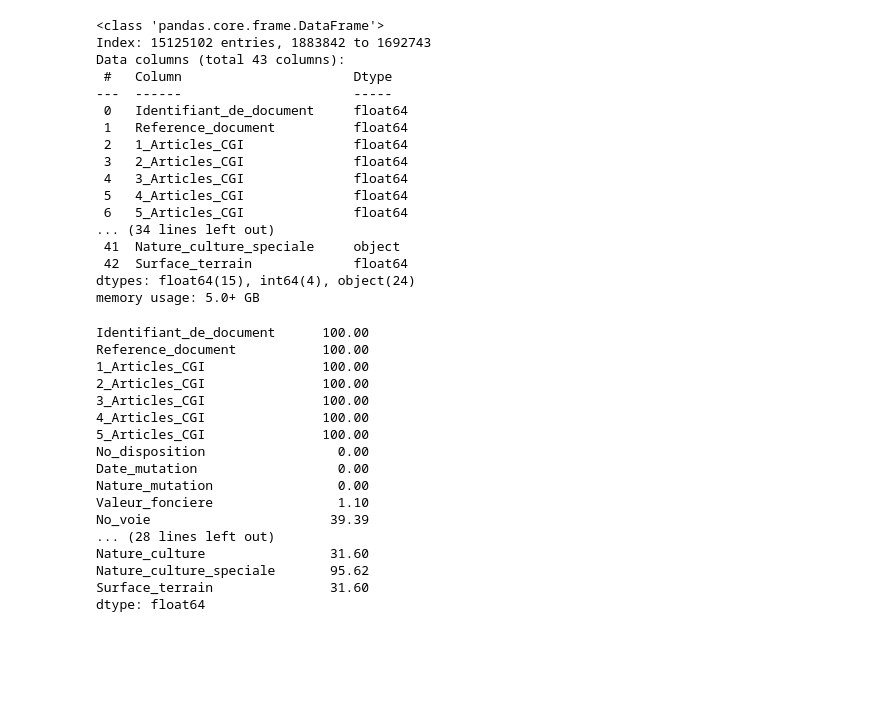
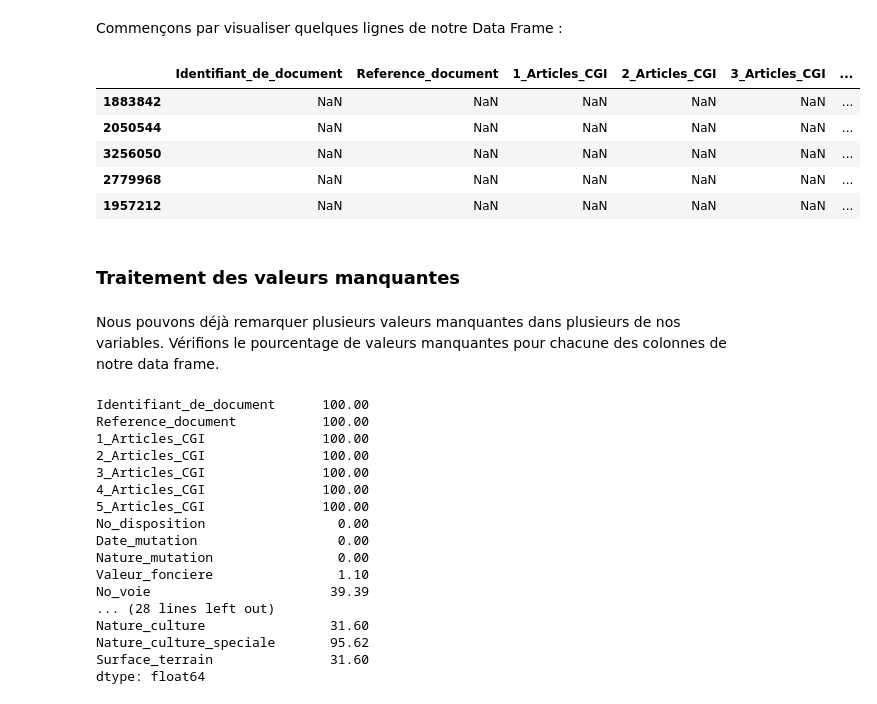
Before and after one commit to Naghan1132/Property_price_prediction, a Jupyter notebook: src/preprocessing.ipynb, the cells around one changed output. Drawn from its saved outputs; the diff is of its cells as text; code cells hidden in the pictures; blank space fills up the shorter version.

```diff
--- a/src/preprocessing.ipynb
+++ b/src/preprocessing.ipynb
@@ -30,26 +38,21 @@ df = pd.concat([df_18, df_19, df_20, df_21], axis=0)
 # Replace ' ' by '_'
 
 df.columns = df.columns.str.replace(' ', '_')
+# %% [markdown]
+Commençons par visualiser quelques lignes de notre Data Frame :
 # %%
-df.info()
+df.head()
 # %% [output]
-<class 'pandas.core.frame.DataFrame'>
-Index: 15125102 entries, 1883842 to 1692743
-Data columns (total 43 columns):
- #   Column                      Dtype
----  ------                      -----
- 0   Identifiant_de_document     float64
- 1   Reference_document          float64
- 2   1_Articles_CGI              float64
- 3   2_Articles_CGI              float64
- 4   3_Articles_CGI              float64
- 5   4_Articles_CGI              float64
- 6   5_Articles_CGI              float64
-... (34 lines left out)
- 41  Nature_culture_speciale     object
- 42  Surface_terrain             float64
-dtypes: float64(15), int64(4), object(24)
-memory usage: 5.0+ GB
+|  | Identifiant_de_document | Reference_document | 1_Articles_CGI | 2_Articles_CGI | 3_Articles_CGI | ... |
+| 1883842 | NaN | NaN | NaN | NaN | NaN | ... |
+| 2050544 | NaN | NaN | NaN | NaN | NaN | ... |
+| 3256050 | NaN | NaN | NaN | NaN | NaN | ... |
+| 2779968 | NaN | NaN | NaN | NaN | NaN | ... |
+| 1957212 | NaN | NaN | NaN | NaN | NaN | ... |
+# %% [markdown]
+### Traitement des valeurs manquantes
+# %% [markdown]
+Nous pouvons déjà remarquer plusieurs valeurs manquantes dans plusieurs de nos variables. Vérifions le pourcentage de valeurs manquantes pour chacune des colonnes de notre data frame.
 # %%
 # Affichez les pourcentages de NaN pour chaque colonne
 
```
Also changed, not shown: parts of 46 cells of this notebook.
